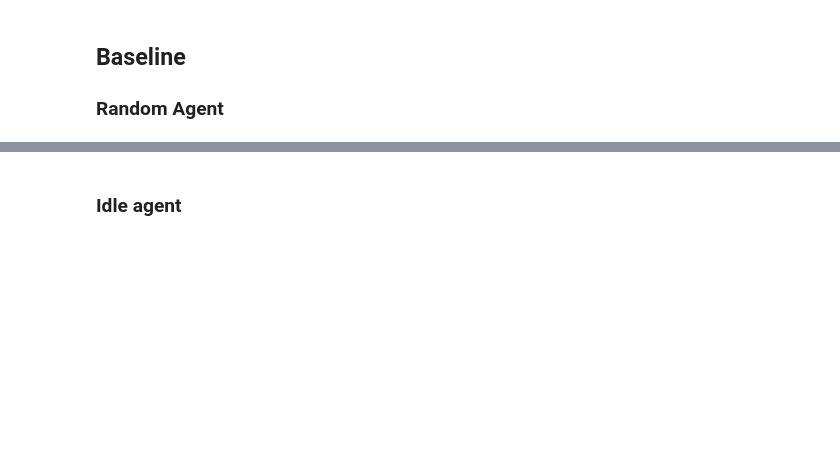
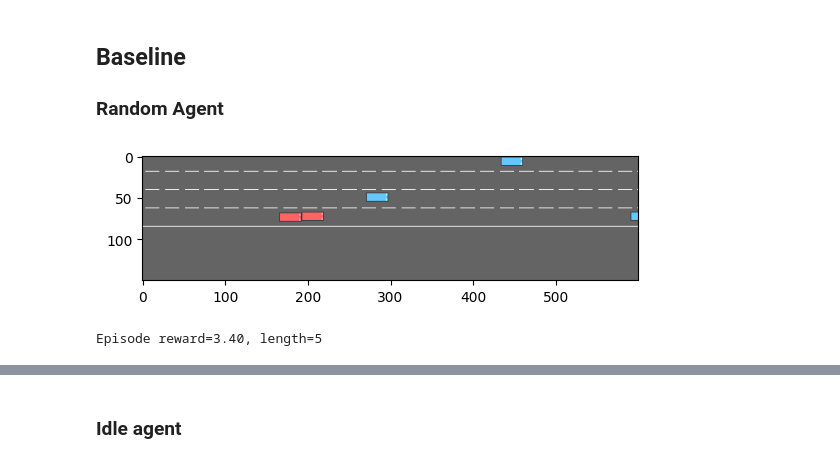
Before and after one commit to Limekaaa/highway-rl, a Jupyter notebook: dqn_analysis.ipynb, the cells around one changed output, grey strips where cells are left out. Cells and saved outputs as stored; diff of their text form; code cells hidden in the pictures; blank space fills up the shorter version.

```diff
--- a/dqn_analysis.ipynb
+++ b/dqn_analysis.ipynb
@@ -50,0 +49,11 @@ rewards, lengths = eval_agent(env, agent, seeds=eval_seeds, show_progress=True)
+# %%
+should_save = True
+
+seed = 4
+reward, length = run_one_episode(env, agent, display=True, seed=seed)
+
+if should_save:
+    save_gif(env, agent, path="random_agent.gif", seed=seed)
+# %% [output]
+[figure, added]
+Episode reward=3.40, length=5
```
Also changed, not shown: parts of 29 cells of this notebook, 6 other files.
